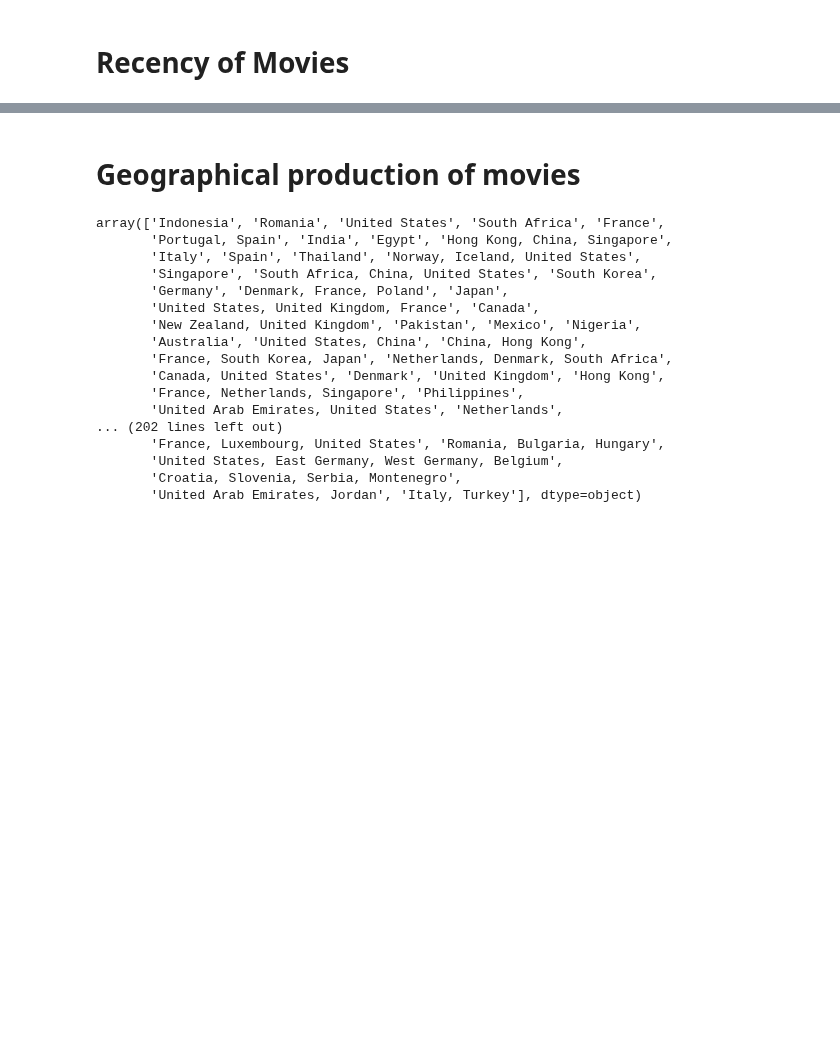
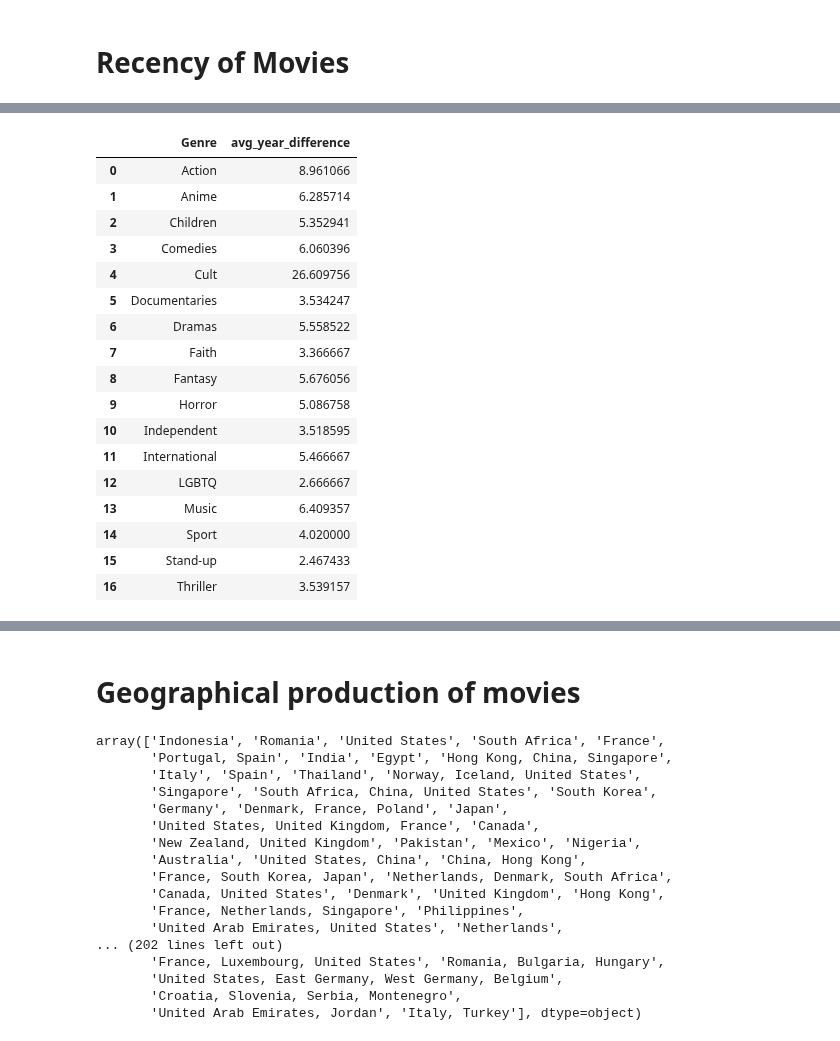
Before and after one commit to Kristian-Abad/Netflix-Movies-Project, a Jupyter notebook: Netflix_Movies.ipynb, the cells around one changed output, grey strips where cells are left out. Cells and saved outputs as stored; diff of their text form; code cells hidden in the pictures; blank space fills up the shorter version.

Commit message:
added a quick visualization for year difference and a to do list that needs to be fleshed out

```diff
--- a/Netflix_Movies.ipynb
+++ b/Netflix_Movies.ipynb
@@ -509,0 +496,5 @@ data_mod[data_mod.genre.str.contains('Documentaries') & data_mod.genre.str.conta
+# %%
+#Make a copy of one of the earlier subsets, drop columns, and melt counts
+data_mod_6 = data_mod.loc[:,'year':'Thriller'].drop(columns=['genre','director','actors','country']).melt(id_vars=['year','rating','enter_in_netflix'],var_name='Genre',value_name='Count')
+data_mod_6 = data_mod_6[data_mod_6.Count == 1]
+data_mod_6.head()
@@ -509,0 +508,4 @@ data_mod[data_mod.genre.str.contains('Documentaries') & data_mod.genre.str.conta
+# %%
+# Create a variable of the differences between year entered in Netflix and year of movie produced
+data_mod_6['year_difference'] = data_mod_6.enter_in_netflix - data_mod_6.year
+data_mod_6.head()
@@ -509,0 +519,22 @@ data_mod[data_mod.genre.str.contains('Documentaries') & data_mod.genre.str.conta
+# %%
+data_mod_6 = data_mod_6.groupby('Genre').mean().reset_index().drop(columns=['year','rating','enter_in_netflix','Count']).rename(columns={'year_difference':'avg_year_difference'})
+data_mod_6
+# %% [output]
+|  | Genre | avg_year_difference |
+| 0 | Action | 8.961066 |
+| 1 | Anime | 6.285714 |
+| 2 | Children | 5.352941 |
+| 3 | Comedies | 6.060396 |
+| 4 | Cult | 26.609756 |
+| 5 | Documentaries | 3.534247 |
+| 6 | Dramas | 5.558522 |
+| 7 | Faith | 3.366667 |
+| 8 | Fantasy | 5.676056 |
+| 9 | Horror | 5.086758 |
+| 10 | Independent | 3.518595 |
+| 11 | International | 5.466667 |
+| 12 | LGBTQ | 2.666667 |
+| 13 | Music | 6.409357 |
+| 14 | Sport | 4.020000 |
+| 15 | Stand-up | 2.467433 |
+| 16 | Thriller | 3.539157 |
```
Also changed, not shown: parts of 8 cells of this notebook.
